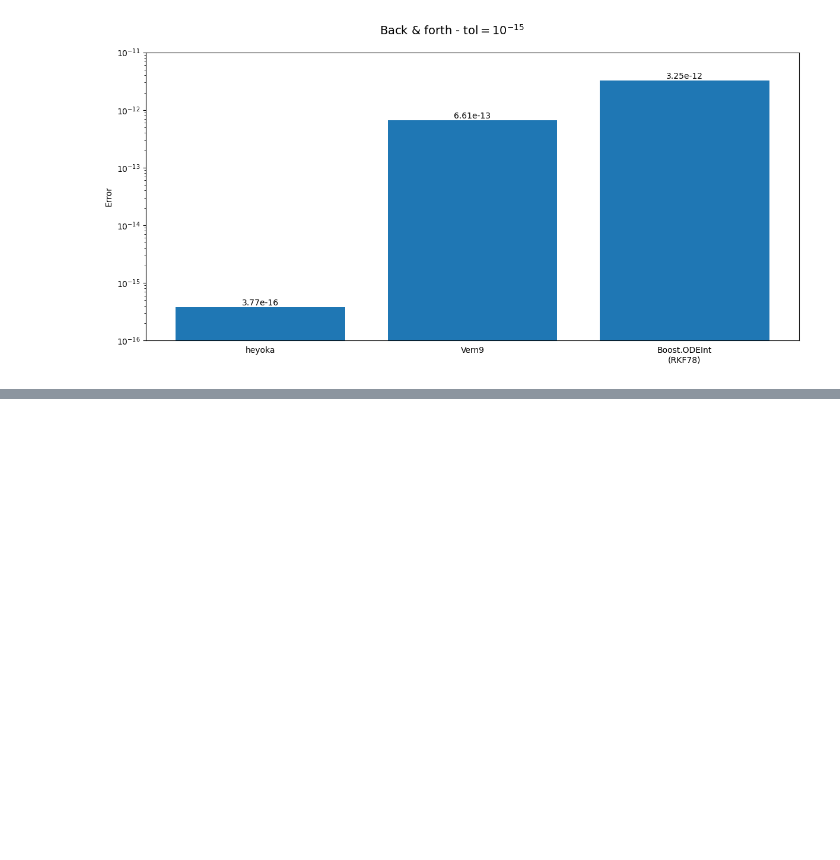
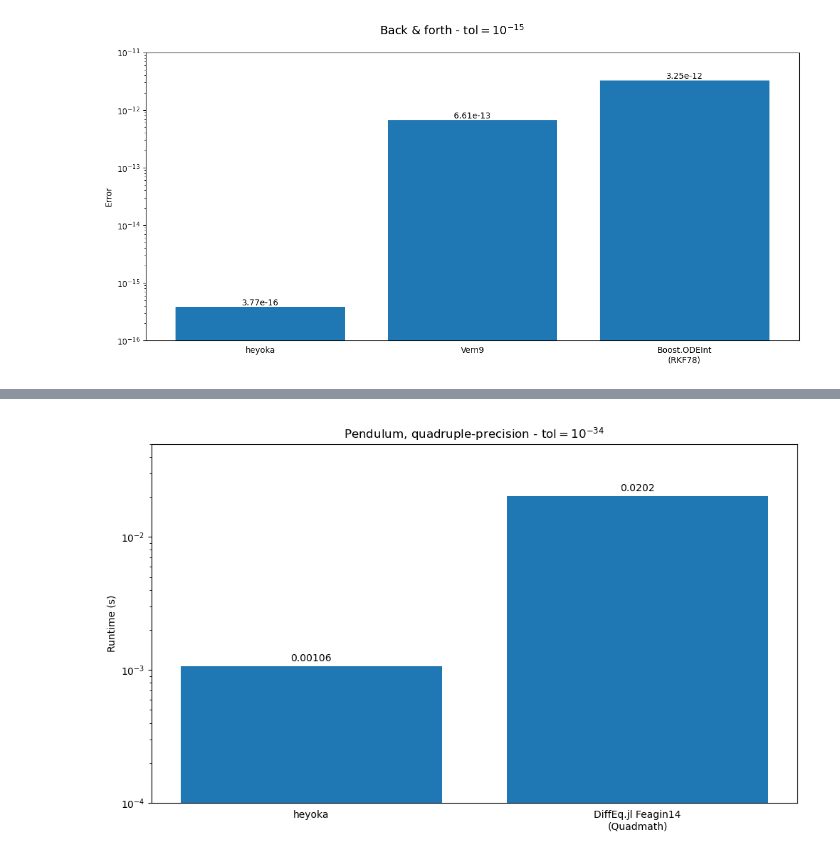
Before and after one commit to bluescarni/heyoka, a Jupyter notebook: tools/benchmark_results.ipynb, the cells around one changed output, grey strips where cells are left out. Cells and saved outputs as stored; diff of their text form; code cells hidden in the pictures; blank space fills up the shorter version.

```diff
--- a/tools/benchmark_results.ipynb
+++ b/tools/benchmark_results.ipynb
@@ -403,0 +431,27 @@ plt.savefig('bandf.png')
+# %%
+# Pendulum quad.
+pendulum_data = [0.001064261, 20.162e-3]
+pendulum_labels = ["heyoka", "DiffEq.jl Feagin14\n(Quadmath)"]
+
+fig = plt.figure(figsize=(10, 6))
+
+plt.yscale('log')
+plt.xticks(range(len(pendulum_data)), pendulum_labels)
+plt.ylabel('Runtime (s)')
+
+rects = plt.bar(range(len(pendulum_data)), pendulum_data)
+for rect in rects:
+    height = rect.get_height()
+    plt.text(rect.get_x() + rect.get_width()/2., height + height * .05,
+             '{:.3g}'.format(height),
+             ha='center', va='bottom')
+
+plt.tick_params(bottom=None)
+
+plt.ylim((1e-4, 5e-2))
+
+plt.title(r'Pendulum, quadruple-precision - $\mathrm{tol}=10^{-34}$')
+
+plt.tight_layout()
+# %% [output]
+[figure, added]
```
Also changed, not shown: parts of 2 cells of this notebook, 11 other files.
